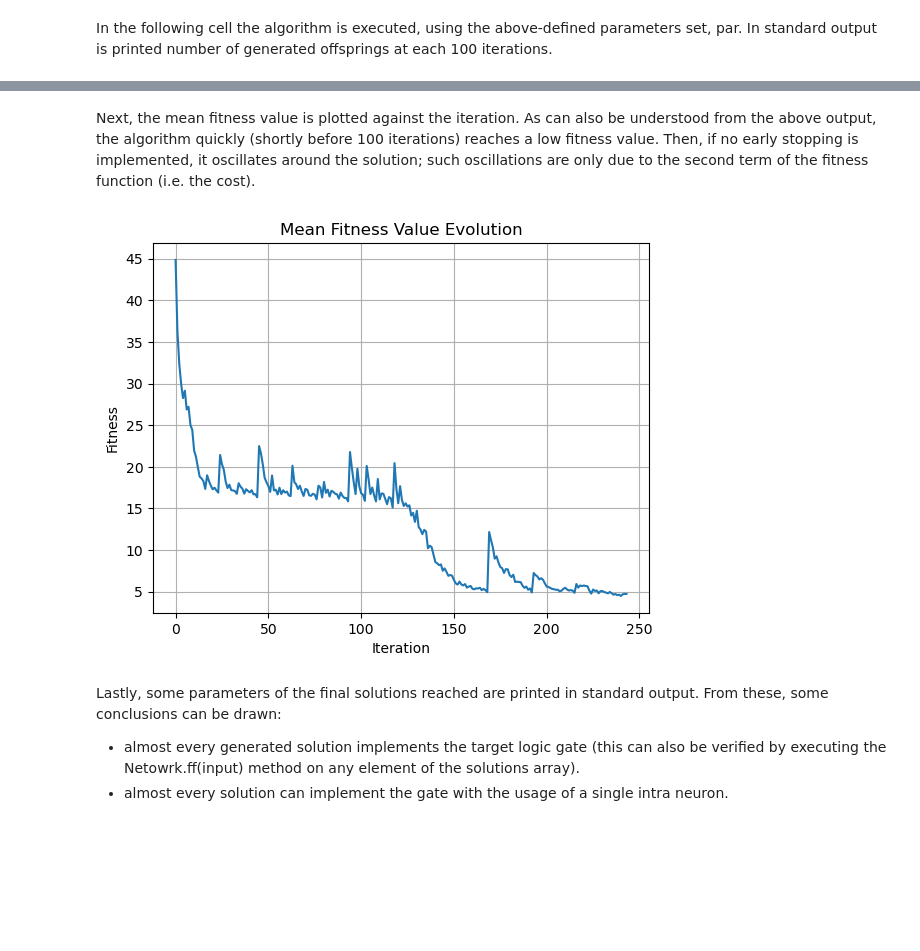
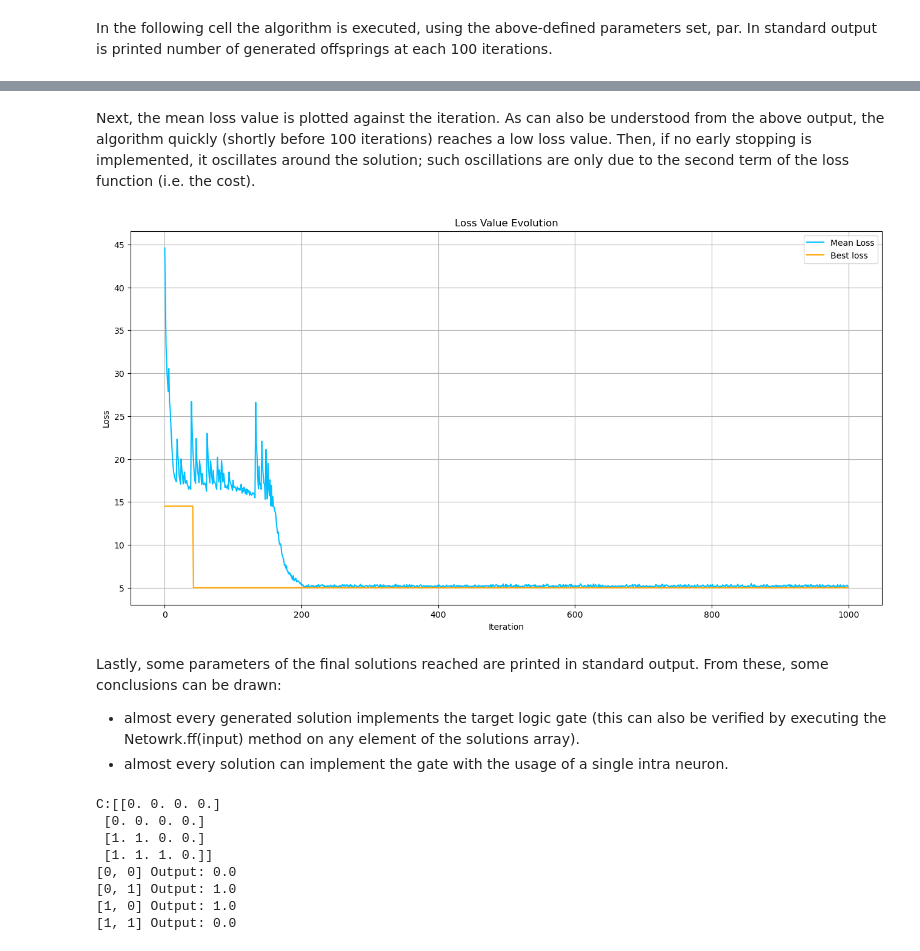
Before and after one commit to pietromalagoli/NeuronEvolution, a Jupyter notebook: Perceptron/xor.ipynb, the cells around one changed output, grey strips where cells are left out. Cells and saved outputs as stored; diff of their text form; code cells hidden in the pictures; blank space fills up the shorter version.

```diff
--- a/Perceptron/xor.ipynb
+++ b/Perceptron/xor.ipynb
@@ -25,12 +29,14 @@ par = {'Sk_range': [1,2,3,4,5],                  # define the possible value for
        'J_range': [-1,+1],                       # define the possible value for J.
        'input_set':[[0,0],[0,1],[1,0],[1,1]],    # Set of inputs.
        'target_set': [0.0,1.0,1.0,0.0],          # set of outputs for the XOR gate .
-       'mutation_ratio': 0.8,                    # set the ratio of mutated solutions over the whole number of individuals that have to be generate after a selection. Who is not mutated is random
+       'mutation_ratio': 0.8,                    # rho: set the ratio of mutated solutions over the whole number of individuals that have to be generate after a selection. Who is not mutated is random
        'S_mutation_radius': 1,                   # module of the mutation applied on S (when a mutation is applied).
        'Theta_mutation_radius': 0.1,             # standard deviation of the normal distribution used to sample the mutation value for Theta.
        'J_mutation_radius': 0.1,                 # standard deviation of the normal distribution used to sample the mutation value for J.
        'N_sol': 200,                             # Set the number of solutions.
-       'n_iter': 10000,                          # Number of iterations of the algorithm.
+       'n_iter': 1000,                          # Number of iterations of the algorithm.
+       'longLinks': True,                        # parameter of initJ(). default to True. If True, the input layer neurons can link directly to the output neuron. If false, they can link only to the hidden layer.
+                                                 # This was added because the definition of NN would have layers only linked to the layers just before and after.
        'n_early_stop': 1}                        # Maximum number of offsprings that are to be generated to trigger early stopping.
 # %% [markdown]
 Now I'll present the Network class: this class is used to construct a basic neural network object, which in this project acts as the individual of the population that undergoes evolution. Each Network object is charcterized by some attributes:
@@ -72,6 +78,6 @@ A couple of comments about this procedure:
 # %% [markdown]
 In the following cell the algorithm is executed, using the above-defined parameters set, par. In standard output is printed number of generated offsprings at each 100 iterations.
 # %%
-solutions, Fmean_values = n.evolution(par,verb=1,early_stop=True)   # if executed with verb=2, the number of children is printed each 10 iterations.
+solutions, Fmean_values, Svalues, bestLs = n.evolution(par,verb=1,early_stop=False)   # if executed with verb=2, the number of children is printed each 10 iterations.
 # %% [output]
 Iteration #0...
@@ -84,15 +103,33 @@ Convergence reached after 244 iterations.
 # %% [markdown]
-Next, the mean fitness value is plotted against the iteration. As can also be understood from the above output, the algorithm quickly (shortly before 100 iterations) reaches a low fitness value. Then, if no early stopping is implemented, it oscillates around the solution; such oscillations are only due to the second term of the fitness function (i.e. the cost).
+Next, the mean loss value is plotted against the iteration. As can also be understood from the above output, the algorithm quickly (shortly before 100 iterations) reaches a low loss value. Then, if no early stopping is implemented, it oscillates around the solution; such oscillations are only due to the second term of the loss function (i.e. the cost).
 # %%
-plt.plot(Fmean_values)
-plt.title('Mean Fitness Value Evolution')
+plt.figure(figsize=(16,8))
+plt.plot(Fmean_values,c='deepskyblue',label='Mean Loss')
+plt.plot(bestLs,c='orange',label='Best loss')
+plt.title('Loss Value Evolution')
 plt.xlabel('Iteration')
-plt.ylabel('Fitness')
+plt.ylabel('Loss')
 plt.grid(True)
+plt.legend()
 plt.show()
 # %% [output]
-[figure, old version]
+[figure, new version]
 # %% [markdown]
 Lastly, some parameters of the final solutions reached are printed in standard output. From these, some conclusions can be drawn:
 - almost every generated solution implements the target logic gate (this can also be verified by executing the Netowrk.ff(input) method on any element of the solutions array).
 - almost every solution can implement the gate with the usage of a single intra neuron.
+# %%
+best = solutions[np.argmin([sol.loss for sol in solutions])] # best solution
+G = Graph(np.column_stack(np.nonzero(best.C.T))) # I have to use the transpose of C because for graphtool C_ij is from i to j, while I'm using the opposite convention
+print(f'C:{best.C}')
+for input in par['input_set']:
+    print(f'{input} Output: {best.ff(input)}')
+# %% [output]
+C:[[0. 0. 0. 0.]
+ [0. 0. 0. 0.]
+ [1. 1. 0. 0.]
+ [1. 1. 1. 0.]]
+[0, 0] Output: 0.0
+[0, 1] Output: 1.0
+[1, 0] Output: 1.0
+[1, 1] Output: 0.0
```
Also changed, not shown: parts of 10 cells of this notebook, 8 other files.
